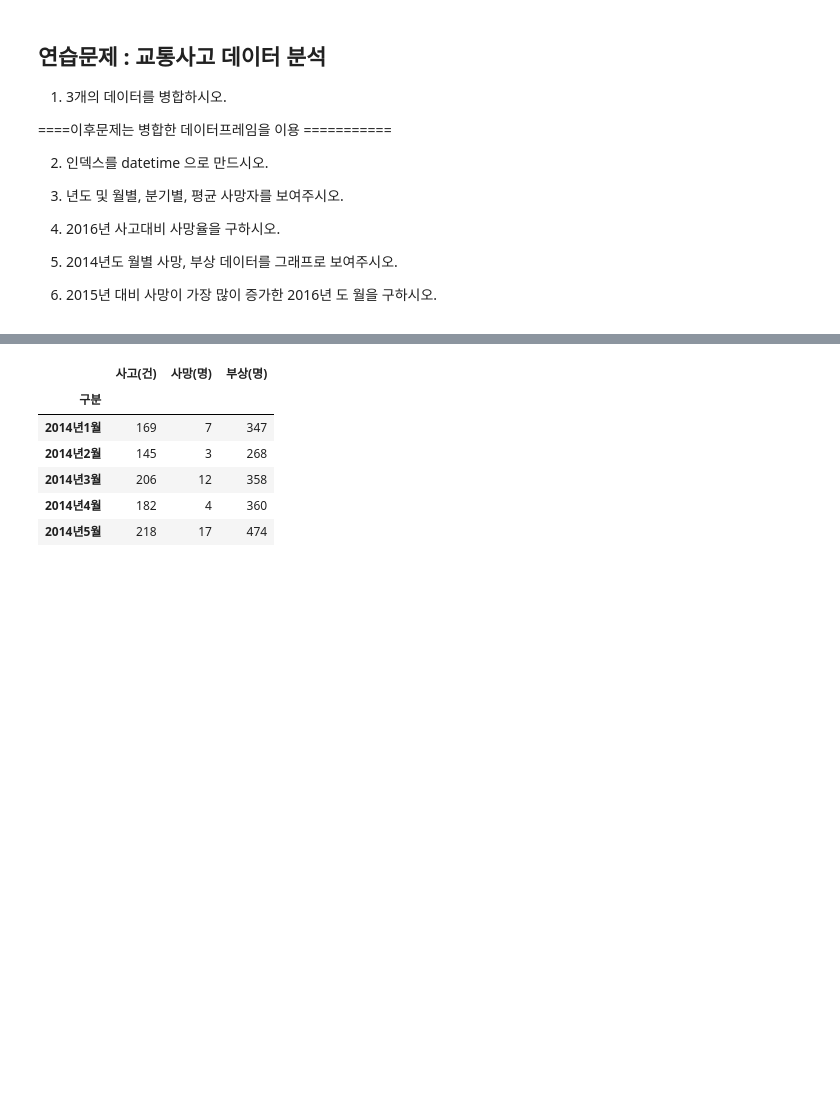
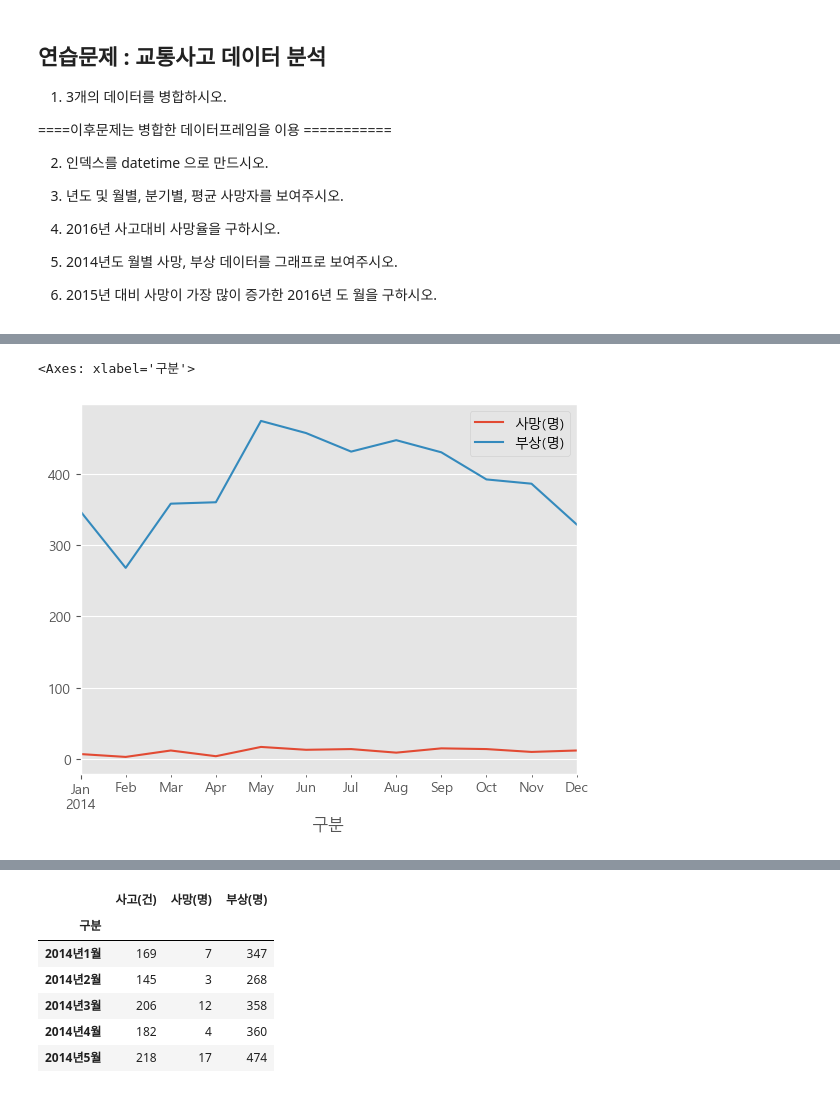
Before and after one commit to Salyeon/wassup3, a Jupyter notebook: 03_Data_Preprocessing/02_09_Pandas 시계열 자료 다루기.ipynb, the cells around one changed output, grey strips where cells are left out. Saved outputs shown, nothing was run; the diff lists cells and outputs as text; code cells hidden in the pictures; blank space fills up the shorter version.

```diff
--- a/03_Data_Preprocessing/02_09_Pandas 시계열 자료 다루기.ipynb
+++ b/03_Data_Preprocessing/02_09_Pandas 시계열 자료 다루기.ipynb
@@ -1094,0 +1198,4 @@ sdf.loc['2023-12'].resample(rule='S').mean()
+# %%
+data_2014 = pd.read_csv('data/2014년 졸음운전 교통사고.csv', encoding='ANSI', index_col='구분')
+data_2015 = pd.read_csv('data/2015년 졸음운전 교통사고.csv', encoding='ANSI', index_col='구분')
+data_2016 = pd.read_csv('data/2016년 졸음운전 교통사고.csv', encoding='ANSI', index_col='구분')
@@ -1094,0 +1219,3 @@ sdf.loc['2023-12'].resample(rule='S').mean()
+# %%
+data = pd.concat([data_2014,data_2015,data_2016])
+data
@@ -1094,0 +1251,4 @@ sdf.loc['2023-12'].resample(rule='S').mean()
+# %%
+#2
+data.index  = pd.to_datetime(data.index, format='%Y년%m월')
+data
@@ -1094,0 +1314,4 @@ sdf.loc['2023-12'].resample(rule='S').mean()
+# %%
+# 4
+data['사망율'] = round(data['사망(명)']/data['사고(건)']*100,2)
+data
@@ -1094,0 +1339,6 @@ sdf.loc['2023-12'].resample(rule='S').mean()
+# %%
+# 5
+data.loc['2014'][['사망(명)', '부상(명)']].plot()
+# %% [output]
+<Axes: xlabel='구분'>
+[figure, added]
```
Also changed, not shown: parts of 70 cells of this notebook, 16 other files.
